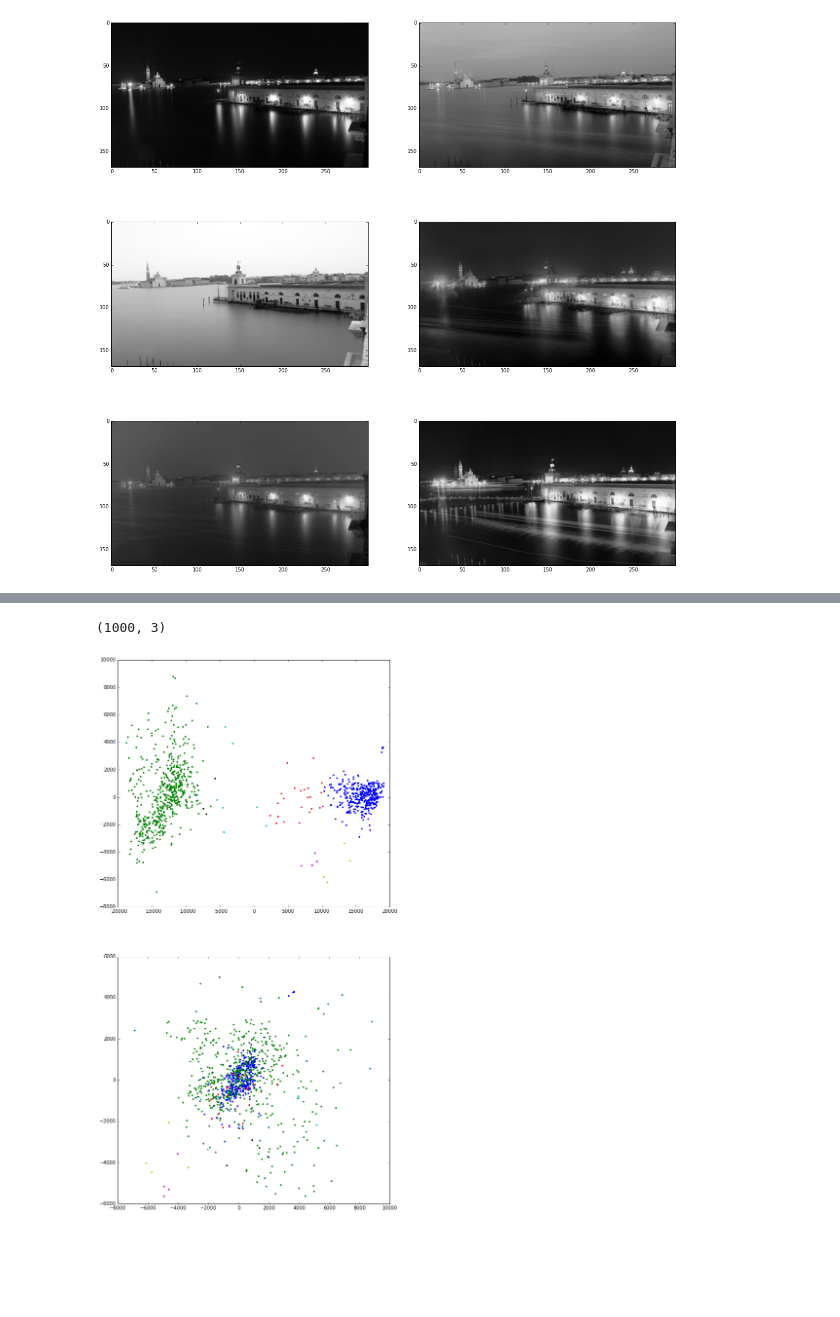
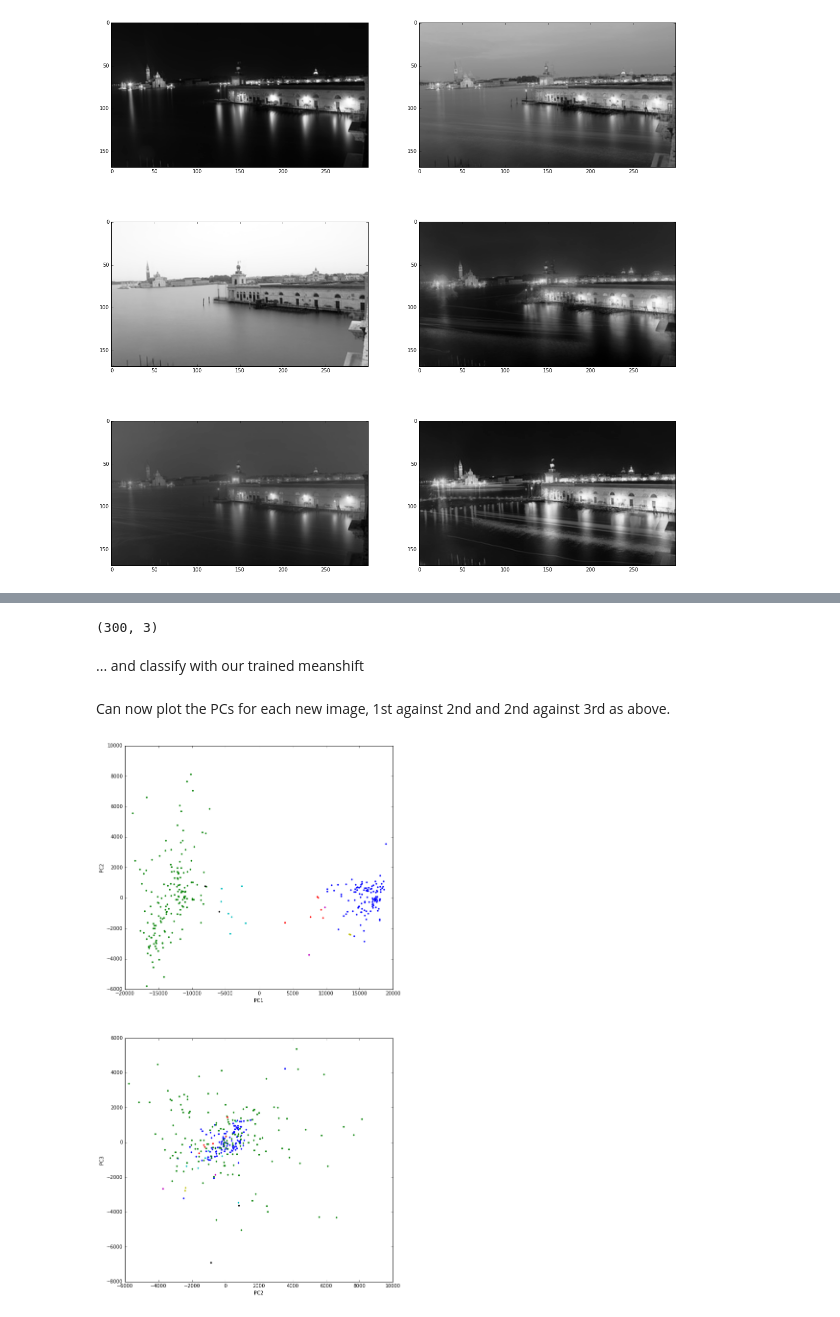
Before and after one commit to christopherlovell/deckchair-pca, a Jupyter notebook: Image_PCA.ipynb, the cells around one changed output, grey strips where cells are left out. Drawn from its saved outputs; the diff is of its cells as text; code cells hidden in the pictures; blank space fills up the shorter version.

```diff
--- a/Image_PCA.ipynb
+++ b/Image_PCA.ipynb
@@ -42,11 +63 @@ Plot the first two PCs with labels
-# %%
-fig, ax = plt.subplots(figsize=(10,10))
-
-plt.xlabel('PC1')
-plt.ylabel('PC2')
-
-ax.scatter(Y_sklearn[:,0],Y_sklearn[:,1])
-
-for i, txt in enumerate(os.listdir('data/300x169/')):
-    ax.annotate(txt, (Y_sklearn[i,0],Y_sklearn[i,1]))
 # %% [markdown]
@@ -68,0 +84,13 @@ Can now perform clustering in PC space. Use the meanshift algorithm, which can a
+# %%
+fig, ax = plt.subplots(figsize=(10,10))
+
+ax.set_xlabel('PC1')
+ax.set_ylabel('PC2')
+
+ax.scatter(Y_sklearn[:,0],Y_sklearn[:,1])
+
+
+# add labels to some of the points so we can manually go and check them to see differences
+for i, txt in enumerate(os.listdir('data/300x169/')[0:n]):
+    if(i%40 == 0):
+        ax.annotate(txt, (Y_sklearn[i,0],Y_sklearn[i,1]))
@@ -120,16 +152,19 @@ fig, (ax1,ax2) = plt.subplots(2,figsize=(10,20))
 
 colors = cycle('bgrcmykbgrcmykbgrcmykbgrcmyk')
 
+# 1st / 2nd PCs
 for i in np.unique(ms.labels_):
     c = colors.next()
     ax1.plot(Y_sklearn[ms.labels_==i,0],Y_sklearn[ms.labels_==i,1],c+'.')
     ax1.plot(ms.cluster_centers_[:,0],ms.cluster_centers_[:,1],c+'+')
     ax1.annotate(i, (ms.cluster_centers_[i,0]+10,ms.cluster_centers_[i,1]))
+    ax1.set_xlabel("PC1")
+    ax1.set_ylabel("PC2")
 
-Pasted image at 2016-06-10, 5:13 PM
+# 2nd / 3rd PCs
 for i in np.unique(ms.labels_):
     c = colors.next()
     ax2.plot(Y_sklearn[ms.labels_==i,1],Y_sklearn[ms.labels_==i,2],c + '.')
-    ax2.plot(ms.cluster_centers_[:,1],ms.cluster_centers_[:,2],c+'+')
-    ax2.annotate(i, (ms.cluster_centers_[i,1]+10,ms.cluster_centers_[i,2]))
+    ax2.set_xlabel("PC2")
+    ax2.set_ylabel("PC3")
 # %% [output]
@@ -153,6 +192,6 @@ Now that we have a trained model with classifier, we can apply to new data. Firs
 # %%
 img_test = []
-for d in os.listdir('data/300x169/')[1000:2000]:
+for d in os.listdir('data/300x169/')[n:2*n]:
     img_test.append(io.imread('data/300x169/'+d).mean(axis=2).flatten())
 
 img_test = np.array(img_test)
@@ -164,6 +203,7 @@ Now transform the new data with the `sk_learn` object
 # %%
 Y = sklearn_pca.transform(img_test)
+Y.shape
+# %% [output]
+(300, 3)
-# %%
-Y.shape
-# %% [output]
-(1000, 3)
+# %% [markdown]
+... and classify with our trained meanshift
@@ -170,18 +212,22 @@ Y.shape
+# %% [markdown]
+Can now plot the PCs for each new image, 1st against 2nd and 2nd against 3rd as above.
 # %%
 from itertools import cycle
 
 fig, (ax1,ax2) = plt.subplots(2,figsize=(10,20))
 
 
-Y_labels = ms.predict(Y)
-
 colors = cycle('bgrcmykbgrcmykbgrcmykbgrcmyk')
 
 for i in np.unique(Y_labels):
     ax1.plot(Y[Y_labels==i,0],Y[Y_labels==i,1],colors.next() + '.')
+    ax1.set_xlabel("PC1")
+    ax1.set_ylabel("PC2")
 
 
 for i in np.unique(Y_labels):
     ax2.plot(Y[Y_labels==i,1],Y[Y_labels==i,2],colors.next() + '.')
+    ax2.set_xlabel("PC2")
+    ax2.set_ylabel("PC3")
 # %% [output]
-[figure, old version]
+[figure, new version]
```
Also changed, not shown: parts of 46 cells of this notebook.
